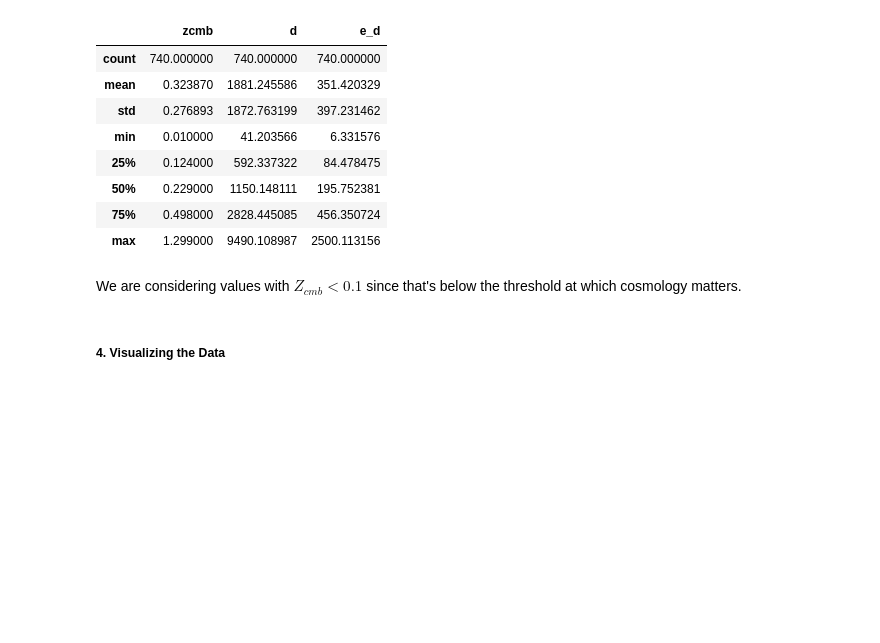
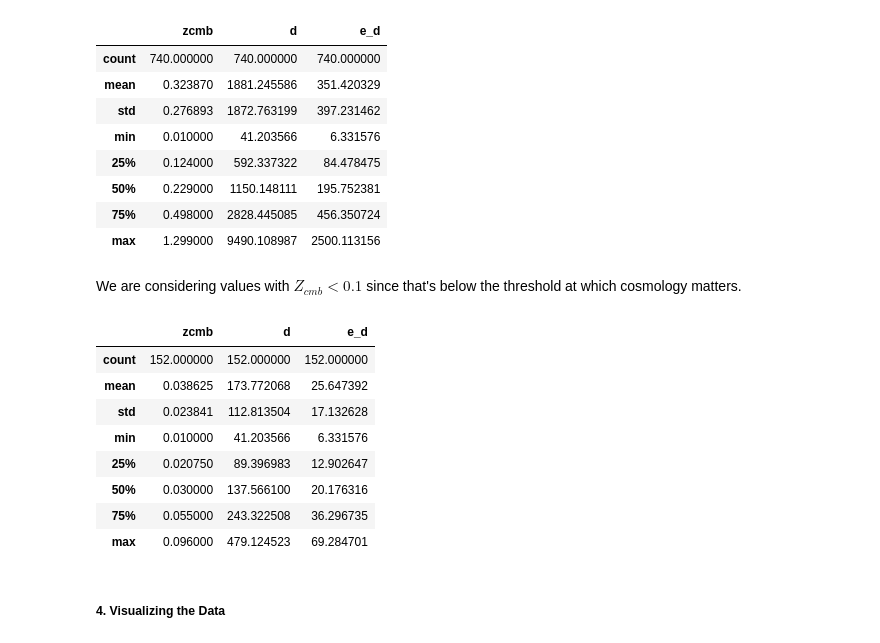
Before and after one commit to Raghuram-Veeramallu/Astro_Stat_Project2, a Jupyter notebook: Group3_Project2_DataSummary.ipynb, the cells around one changed output. Cells and saved outputs as stored; diff of their text form; code cells hidden in the pictures; blank space fills up the shorter version.

```diff
--- a/Group3_Project2_DataSummary.ipynb
+++ b/Group3_Project2_DataSummary.ipynb
@@ -182,6 +182,17 @@ df.describe()
 We are considering values with $Z_{cmb} \lt 0.1$ since that's below the threshold at which cosmology matters.
 # %%
 corr_df = df[df['zcmb'] < 0.1]
+corr_df.describe()
+# %% [output]
+|  | zcmb | d | e_d |
+| count | 152.000000 | 152.000000 | 152.000000 |
+| mean | 0.038625 | 173.772068 | 25.647392 |
+| std | 0.023841 | 112.813504 | 17.132628 |
+| min | 0.010000 | 41.203566 | 6.331576 |
+| 25% | 0.020750 | 89.396983 | 12.902647 |
+| 50% | 0.030000 | 137.566100 | 20.176316 |
+| 75% | 0.055000 | 243.322508 | 36.296735 |
+| max | 0.096000 | 479.124523 | 69.284701 |
 # %% [markdown]
 ##### 4. Visualizing the Data
 # %%
```
Also changed, not shown: parts of 5 cells of this notebook.
